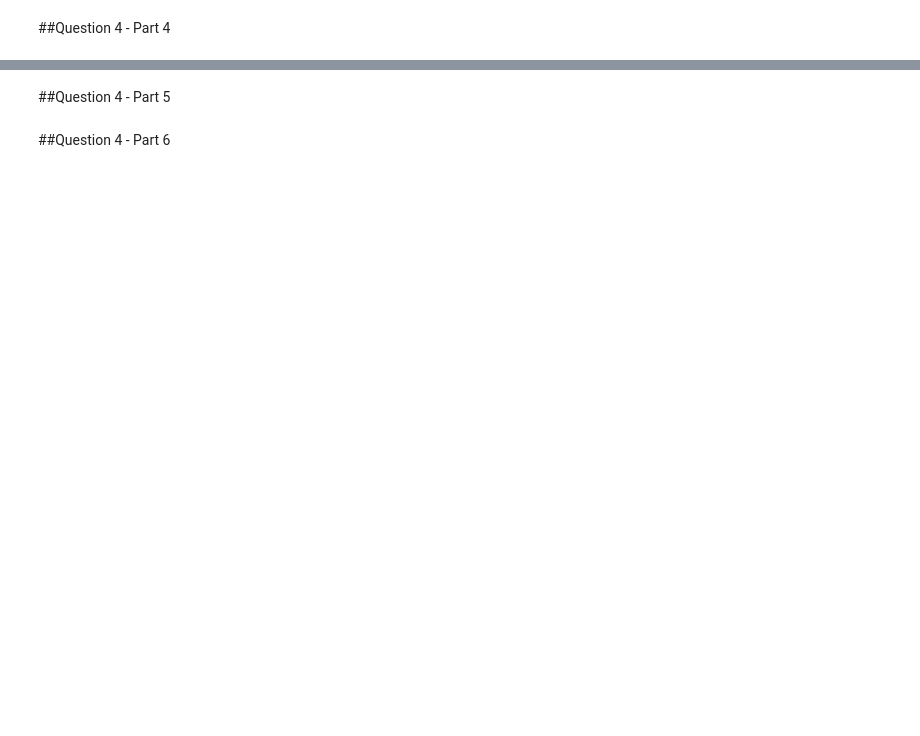
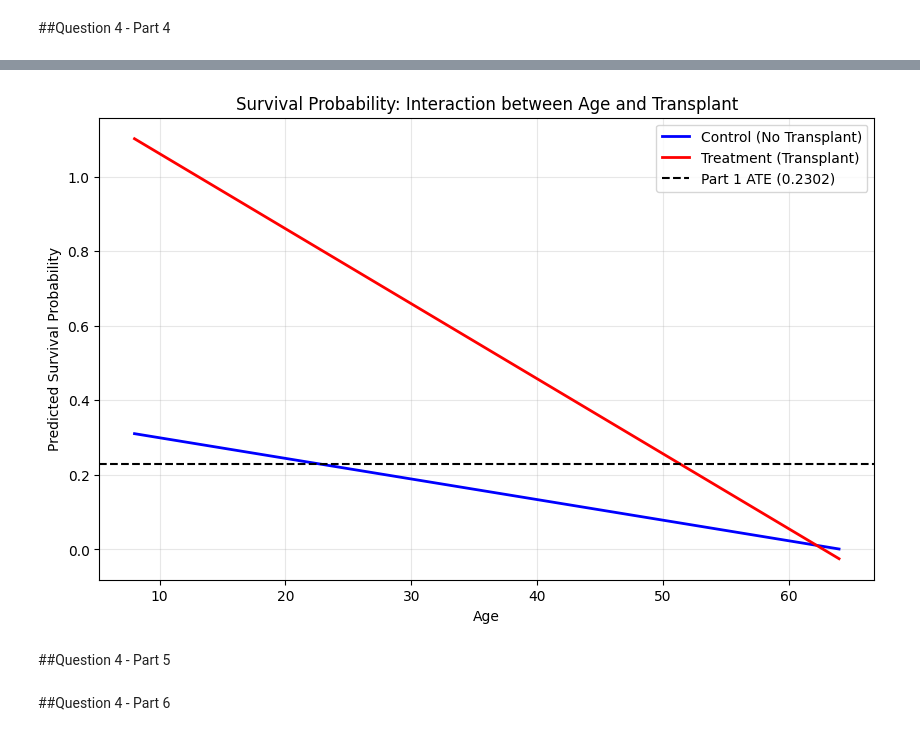
Before and after one commit to thomashooks53/undergrad_ml_assignments, a Jupyter notebook: 03_assignment_linear_models.ipynb, the cells around one changed output, grey strips where cells are left out. Saved outputs shown, nothing was run; the diff lists cells and outputs as text; code cells hidden in the pictures; blank space fills up the shorter version.

```diff
--- a/03_assignment_linear_models.ipynb
+++ b/03_assignment_linear_models.ipynb
@@ -590,3 +710,20 @@ Since a heart transplant is a dangerous operation and even people who successful
+# %%
+ages = np.linspace(df['age'].min(), df['age'].max(), 100)
+pred_control = b0 + (b2 * ages)
+pred_treatment = b0 + b1 + (b2 * ages) + (b3 * ages)
+
+plt.figure(figsize=(10, 6))
+plt.plot(ages, pred_control, label='Control (No Transplant)', color='blue', lw=2)
+plt.plot(ages, pred_treatment, label='Treatment (Transplant)', color='red', lw=2)
+plt.axhline(y=0.2302, color='black', linestyle='--', label='Part 1 ATE (0.2302)')
+plt.xlabel('Age')
+plt.ylabel('Predicted Survival Probability')
+plt.title('Survival Probability: Interaction between Age and Transplant')
+plt.legend()
+plt.grid(True, alpha=0.3)
+plt.show()
+# %% [output]
+[figure, added]
 # %% [markdown]
 ##Question 4 - Part 5
 # %% [markdown]
```
Also changed, not shown: parts of 7 cells of this notebook.
